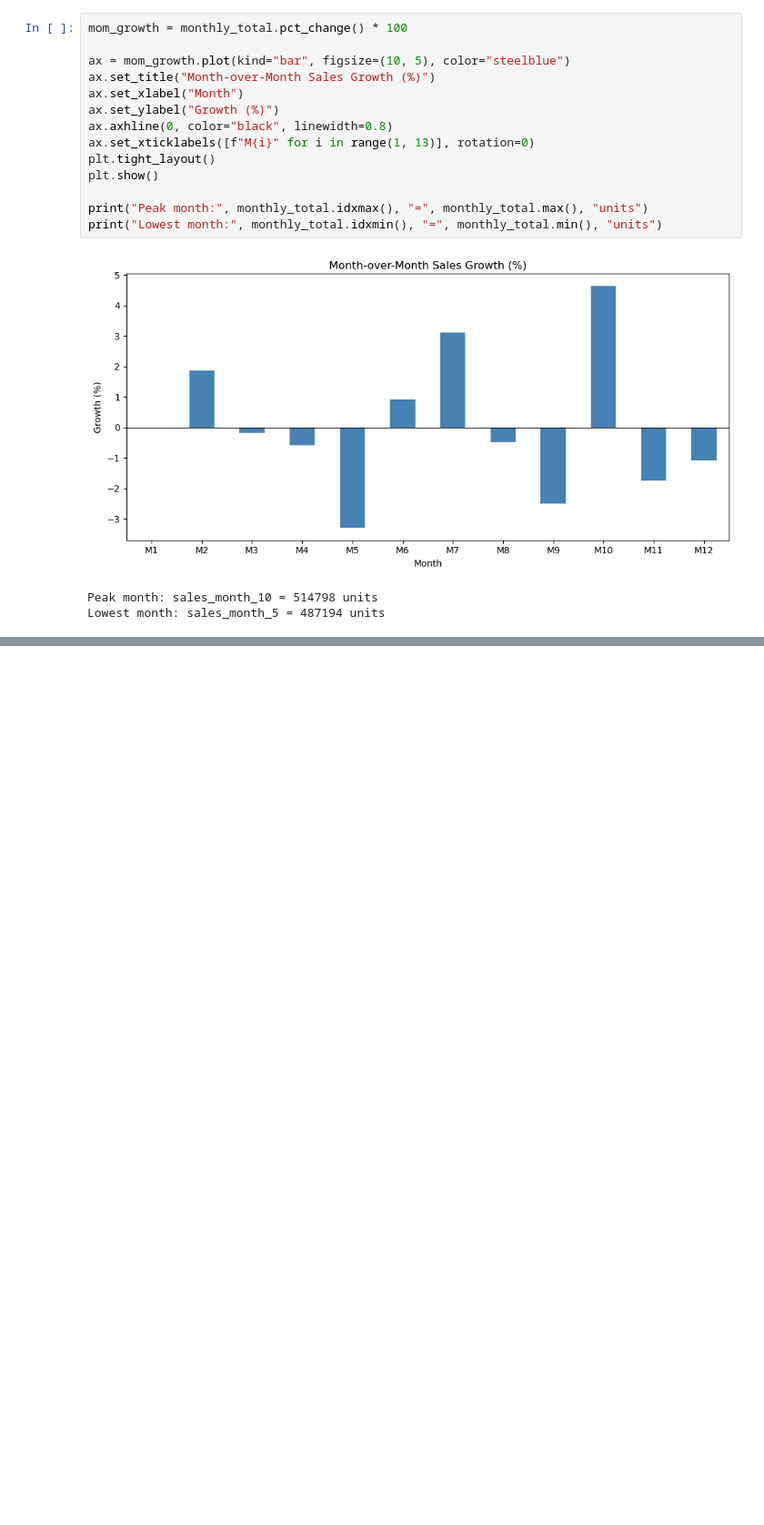
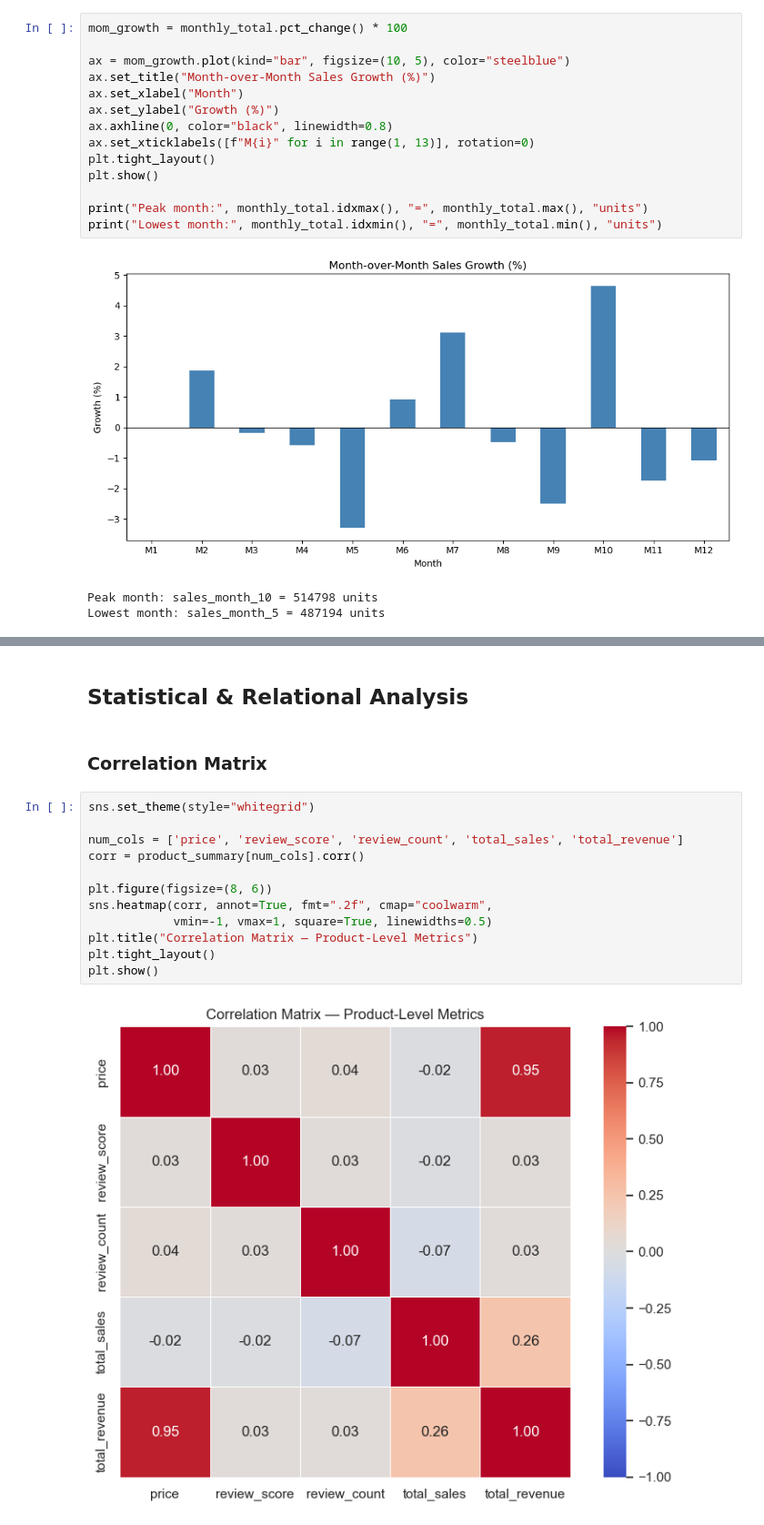
Before and after one commit to elahemrtz/ecommerce-sales-analysis, a Jupyter notebook: notebooks/01_eda.ipynb, the cells around one changed output, grey strips where cells are left out. Shown at 91% size. Drawn from its saved outputs; the diff is of its cells as text; blank space fills up the shorter version.

Commit message:
Added Relational analysis and updated README

```diff
--- a/notebooks/01_eda.ipynb
+++ b/notebooks/01_eda.ipynb
@@ -382,3 +382,21 @@ The following can be concluded:
 - Total monthly sales fluctuate rapidly, with a peak in **Month 10** and a trough at **Month 5**
 - All categories experince extreme variations, with **Books** having the most relative stability throughout the year
 - Month over Month growth stays within a narrow band of ±5%, oscillating around zero with no sustained upward or downward trend. The largest movements are a +4.7% jump in **Month 10** and a -3.2% dip in **Month 5**, but neither is followed by continued momentum. This pattern is consistent with the dataset being synthetically generated rahter than reflecting real seasonal demand.
+# %% [markdown]
+## Statistical & Relational Analysis
+# %% [markdown]
+### Correlation Matrix
+# %%
+sns.set_theme(style="whitegrid")
+
+num_cols = ['price', 'review_score', 'review_count', 'total_sales', 'total_revenue']
+corr = product_summary[num_cols].corr()
+
+plt.figure(figsize=(8, 6))
+sns.heatmap(corr, annot=True, fmt=".2f", cmap="coolwarm",
+            vmin=-1, vmax=1, square=True, linewidths=0.5)
+plt.title("Correlation Matrix — Product-Level Metrics")
+plt.tight_layout()
+plt.show()
+# %% [output]
+[figure, added]
```
Also changed, not shown: parts of 14 cells of this notebook, 1 other file.
